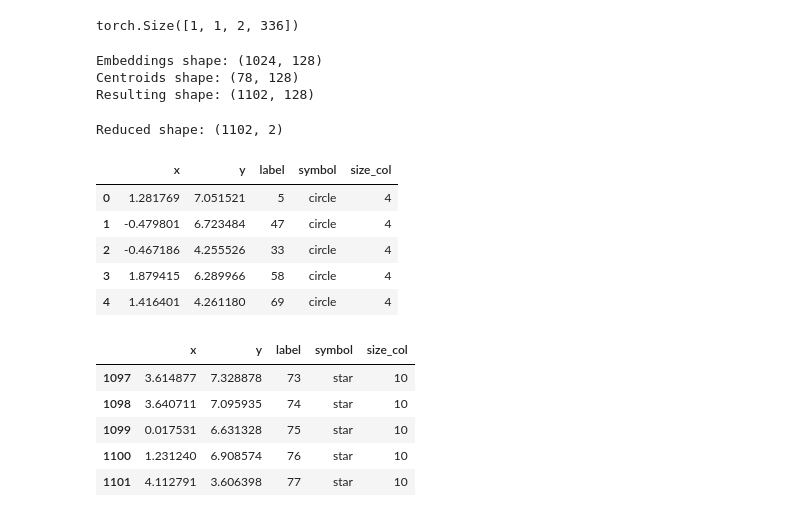
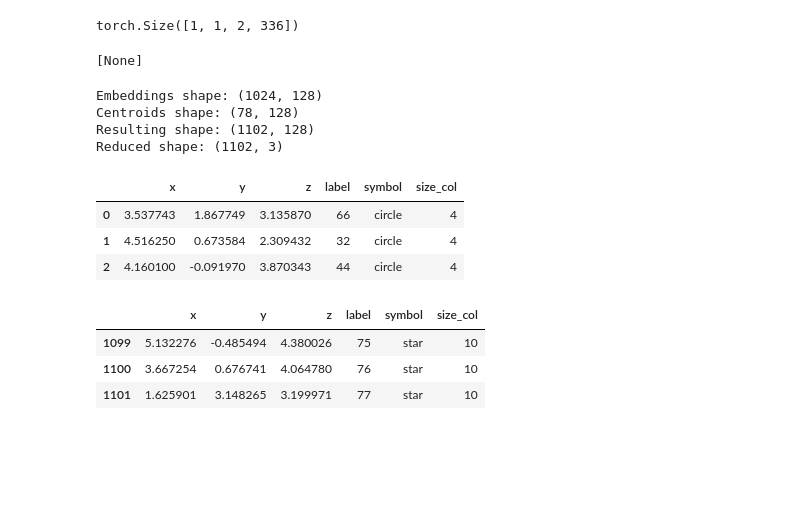
Before and after one commit to frznfrgg/courses_generator, a Jupyter notebook: TTS/tokenization.ipynb, the cells around one changed output. Cells and saved outputs as stored; diff of their text form; code cells hidden in the pictures; blank space fills up the shorter version.

```diff
--- a/TTS/tokenization.ipynb
+++ b/TTS/tokenization.ipynb
@@ -109,30 +109,37 @@ encoder_outputs.audio_codes.shape
 # %% [output]
 torch.Size([1, 1, 2, 336])
+# %%
+encoder_outputs[1]
+# %% [output]
+[None]
 # %%
 second_codebook = model.quantizer.layers[1].codebook
 embeddings = second_codebook.embed.numpy()
 print("Embeddings shape:", embeddings.shape)
-clusterized = KMeans(n_clusters=78).fit(embeddings)
+
+clusterized = KMedoids(n_clusters=78).fit(embeddings)
 labels = clusterized.labels_
 centroids = clusterized.cluster_centers_
 print("Centroids shape:", centroids.shape)
 combined_embeddings = np.vstack([embeddings, centroids])
 print("Resulting shape:", combined_embeddings.shape)
-reducer = umap.UMAP(n_components=2)
-embeddings_2d = reducer.fit_transform(combined_embeddings)
-print("Reduced shape:", embeddings_2d.shape)
+
+reducer = umap.UMAP(n_components=3)
+embeddings_3d = reducer.fit_transform(combined_embeddings)
+print("Reduced shape:", embeddings_3d.shape)
 # %% [output]
 Embeddings shape: (1024, 128)
 Centroids shape: (78, 128)
 Resulting shape: (1102, 128)
+Reduced shape: (1102, 3)
-Reduced shape: (1102, 2)
 # %%
 df = pd.DataFrame.from_dict(
     [
         {
-            "x": embeddings_2d[i, 0],
-            "y": embeddings_2d[i, 1],
-            "label": labels[i],
+            "x": embeddings_3d[i, 0],
+            "y": embeddings_3d[i, 1],
+            "z": embeddings_3d[i, 2],
+            "label": str(labels[i]),
             "symbol": "circle",
             "size_col": 4,
         }
@@ -140,9 +147,10 @@ df = pd.DataFrame.from_dict(
     ]
     + [
         {
-            "x": embeddings_2d[i, 0],
-            "y": embeddings_2d[i, 1],
-            "label": i,
+            "x": embeddings_3d[1024 + i, 0],
+            "y": embeddings_3d[1024 + i, 1],
+            "z": embeddings_3d[1024 + i, 2],
+            "label": str(i),
             "symbol": "star",
             "size_col": 10,
         }
@@ -150,21 +158,17 @@ df = pd.DataFrame.from_dict(
     ]
 )
 # %%
-df.head()
+df.head(3)
 # %% [output]
-|  | x | y | label | symbol | size_col |
-| 0 | 1.281769 | 7.051521 | 5 | circle | 4 |
-| 1 | -0.479801 | 6.723484 | 47 | circle | 4 |
-| 2 | -0.467186 | 4.255526 | 33 | circle | 4 |
-| 3 | 1.879415 | 6.289966 | 58 | circle | 4 |
-| 4 | 1.416401 | 4.261180 | 69 | circle | 4 |
+|  | x | y | z | label | symbol | size_col |
+| 0 | 3.537743 | 1.867749 | 3.135870 | 66 | circle | 4 |
+| 1 | 4.516250 | 0.673584 | 2.309432 | 32 | circle | 4 |
+| 2 | 4.160100 | -0.091970 | 3.870343 | 44 | circle | 4 |
 # %%
-df.tail()
+df.tail(3)
 # %% [output]
-|  | x | y | label | symbol | size_col |
-| 1097 | 3.614877 | 7.328878 | 73 | star | 10 |
-| 1098 | 3.640711 | 7.095935 | 74 | star | 10 |
-| 1099 | 0.017531 | 6.631328 | 75 | star | 10 |
-| 1100 | 1.231240 | 6.908574 | 76 | star | 10 |
-| 1101 | 4.112791 | 3.606398 | 77 | star | 10 |
+|  | x | y | z | label | symbol | size_col |
+| 1099 | 5.132276 | -0.485494 | 4.380026 | 75 | star | 10 |
+| 1100 | 3.667254 | 0.676741 | 4.064780 | 76 | star | 10 |
+| 1101 | 1.625901 | 3.148265 | 3.199971 | 77 | star | 10 |
 # %%
```
Also changed, not shown: parts of 9 cells of this notebook.
